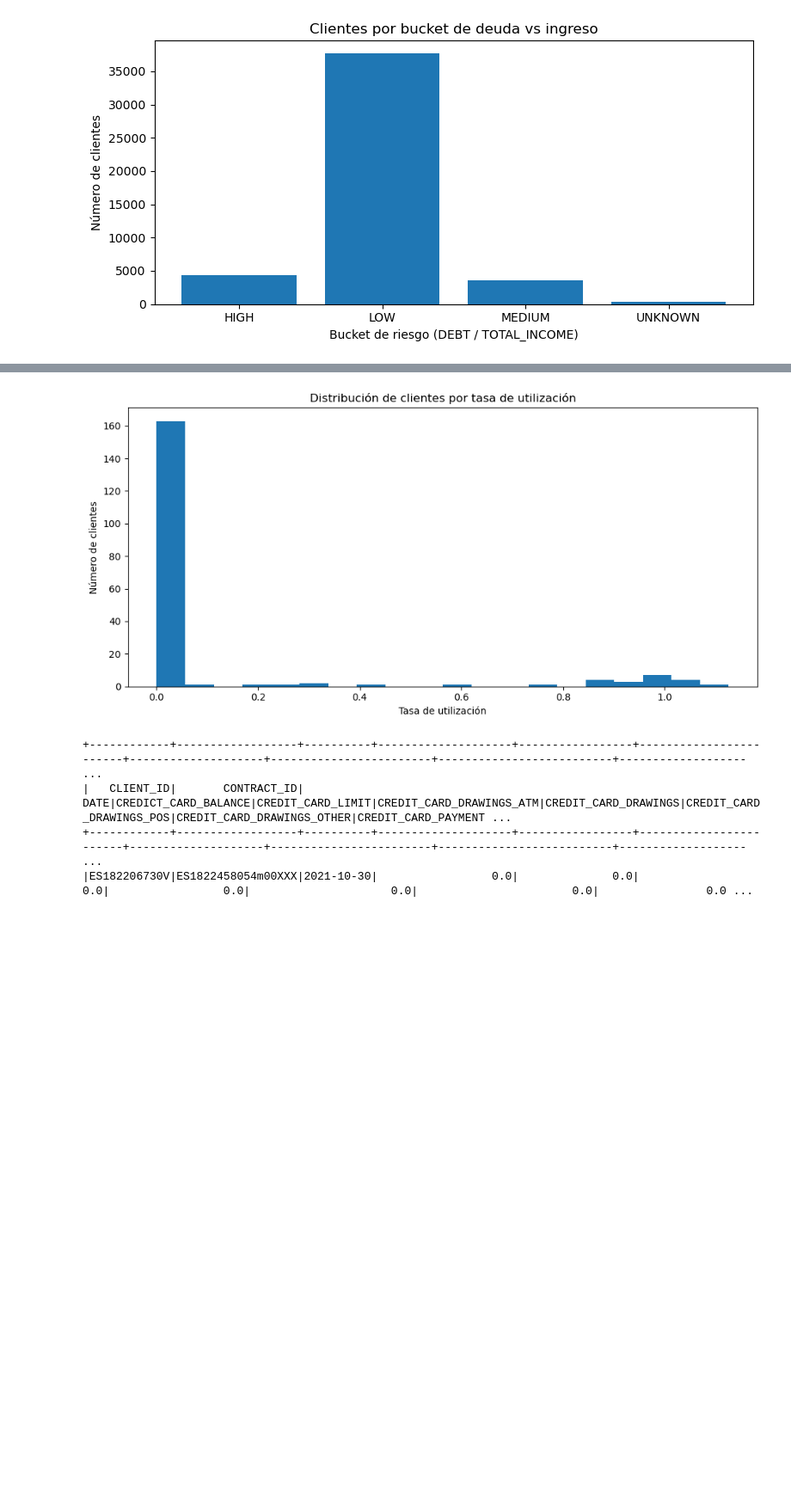
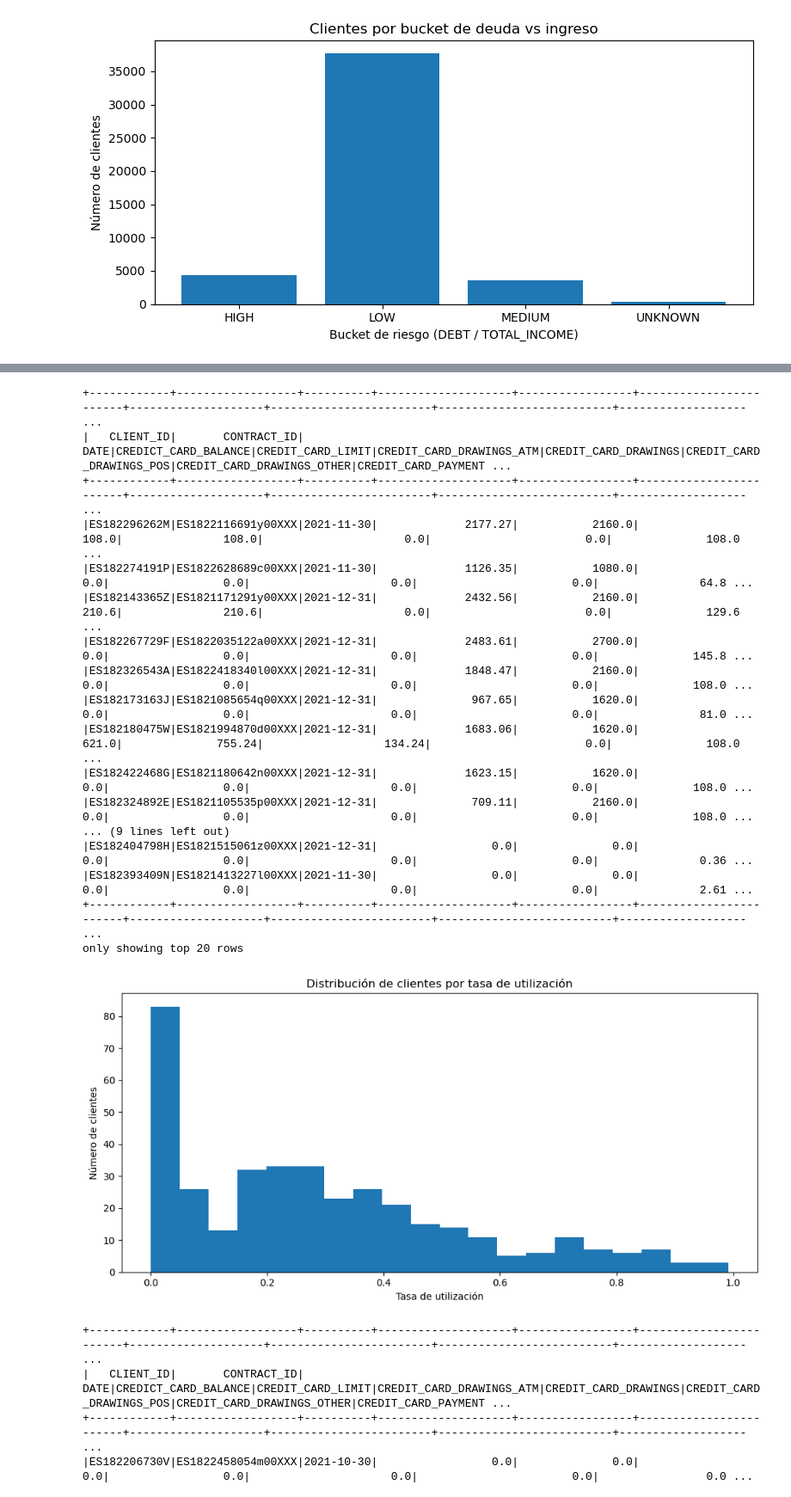
Before and after one commit to Jobo136/FinPlusAnalytics_JohnVonFumann, a Jupyter notebook: notebooks/metricas.ipynb, the cells around one changed output, grey strips where cells are left out. Shown at 86% size. Drawn from its saved outputs; the diff is of its cells as text; code cells hidden in the pictures; blank space fills up the shorter version.

```diff
--- a/notebooks/metricas.ipynb
+++ b/notebooks/metricas.ipynb
@@ -1417,31 +1390,55 @@ plt.show()
 # %%
+w_acc = Window.partitionBy("CLIENT_ID") \
+              .orderBy(F.to_date("DATE", "dd/MM/yyyy")) \
+              .rowsBetween(Window.unboundedPreceding, Window.currentRow)
+
 # Cálculo de tasa de utilización
 df_util = (
     only_behavioural_df
     .withColumn("UTILIZATION", F.col("CREDICT_CARD_BALANCE") / F.col("CREDIT_CARD_LIMIT"))
+    .withColumn("UTIL_avg", F.avg("UTILIZATION").over(w_acc))
 )
 
 w = Window.partitionBy("CLIENT_ID").orderBy(F.col("DATE").desc())
 
 df_util_latest = (
     df_util
     .withColumn("row_num", F.row_number().over(w))
     .filter(F.col("row_num") == 1)
     .drop("row_num")
 )
 
-pdf = df_util_latest.select("CLIENT_ID", "UTILIZATION").toPandas()
+df_util_latest.orderBy(F.col("UTIL_avg").desc()).show()
+
+pdf = df_util_latest.select("CLIENT_ID", "UTIL_avg").toPandas()
 
 # Histograma con matplotlib (bins ajustables)
 plt.figure(figsize=(10,5))
-plt.hist(pdf["UTILIZATION"], bins=20)   # no se especifican colores
+plt.hist(pdf["UTIL_avg"], bins=20)   # no se especifican colores
 plt.xlabel("Tasa de utilización")
 plt.ylabel("Número de clientes")
 plt.title("Distribución de clientes por tasa de utilización")
 plt.tight_layout()
 plt.show()
 # %% [output]
++------------+------------------+----------+--------------------+-----------------+------------------------+--------------------+------------------------+--------------------------+------------------- ...
+|   CLIENT_ID|       CONTRACT_ID|      DATE|CREDICT_CARD_BALANCE|CREDIT_CARD_LIMIT|CREDIT_CARD_DRAWINGS_ATM|CREDIT_CARD_DRAWINGS|CREDIT_CARD_DRAWINGS_POS|CREDIT_CARD_DRAWINGS_OTHER|CREDIT_CARD_PAYMENT ...
++------------+------------------+----------+--------------------+-----------------+------------------------+--------------------+------------------------+--------------------------+------------------- ...
+|ES182296262M|ES1822116691y00XXX|2021-11-30|             2177.27|           2160.0|                   108.0|               108.0|                     0.0|                       0.0|              108.0 ...
+|ES182274191P|ES1822628689c00XXX|2021-11-30|             1126.35|           1080.0|                     0.0|                 0.0|                     0.0|                       0.0|               64.8 ...
+|ES182143365Z|ES1821171291y00XXX|2021-12-31|             2432.56|           2160.0|                   210.6|               210.6|                     0.0|                       0.0|              129.6 ...
+|ES182267729F|ES1822035122a00XXX|2021-12-31|             2483.61|           2700.0|                     0.0|                 0.0|                     0.0|                       0.0|              145.8 ...
+|ES182326543A|ES1822418340l00XXX|2021-12-31|             1848.47|           2160.0|                     0.0|                 0.0|                     0.0|                       0.0|              108.0 ...
+|ES182173163J|ES1821085654q00XXX|2021-12-31|              967.65|           1620.0|                     0.0|                 0.0|                     0.0|                       0.0|               81.0 ...
+|ES182180475W|ES1821994870d00XXX|2021-12-31|             1683.06|           1620.0|                   621.0|              755.24|                  134.24|                       0.0|              108.0 ...
+|ES182422468G|ES1821180642n00XXX|2021-12-31|             1623.15|           1620.0|                     0.0|                 0.0|                     0.0|                       0.0|              108.0 ...
+|ES182324892E|ES1821105535p00XXX|2021-12-31|              709.11|           2160.0|                     0.0|                 0.0|                     0.0|                       0.0|              108.0 ...
+... (9 lines left out)
+|ES182404798H|ES1821515061z00XXX|2021-12-31|                 0.0|              0.0|                     0.0|                 0.0|                     0.0|                       0.0|               0.36 ...
+|ES182393409N|ES1821413227l00XXX|2021-11-30|                 0.0|              0.0|                     0.0|                 0.0|                     0.0|                       0.0|               2.61 ...
++------------+------------------+----------+--------------------+-----------------+------------------------+--------------------+------------------------+--------------------------+------------------- ...
+only showing top 20 rows
-[figure, old version]
+[figure, new version]
 # %%
 # Ventana para acumular deuda por cliente a lo largo del tiempo
 w = Window.partitionBy("CLIENT_ID") \
```
Also changed, not shown: parts of 14 cells of this notebook.
